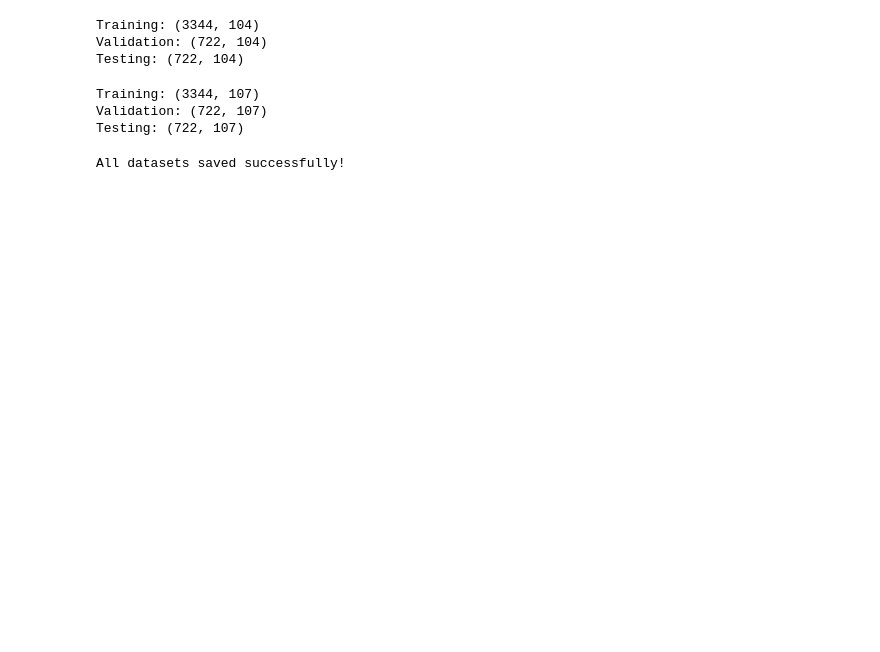
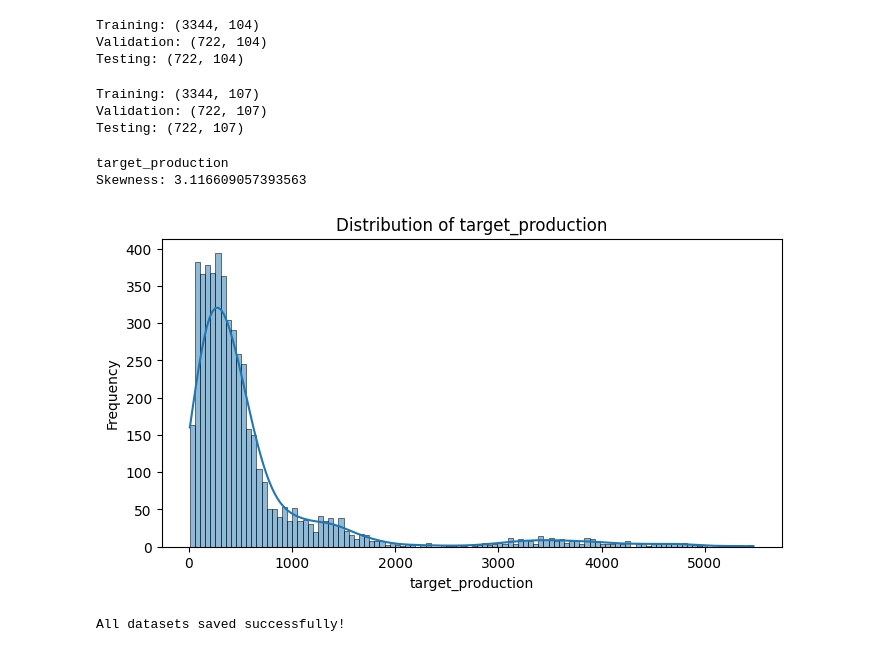
Before and after one commit to methasha20250805/DSGP, a Jupyter notebook: DSGP_FeatureEnginnering.ipynb, the cells around one changed output. Saved outputs shown, nothing was run; the diff lists cells and outputs as text; code cells hidden in the pictures; blank space fills up the shorter version.

```diff
--- a/DSGP_FeatureEnginnering.ipynb
+++ b/DSGP_FeatureEnginnering.ipynb
@@ -814,6 +880,36 @@ print("Testing:", X_prod_test_processed.shape)
 Training: (3344, 107)
 Validation: (722, 107)
 Testing: (722, 107)
+# %%
+from scipy.stats import skew
+import matplotlib.pyplot as plt
+import seaborn as sns
+
+# Columns to examine
+columns_to_check = [
+    'target_production',
+    'Rainfall'
+]
+
+for col in columns_to_check:
+
+    if col in feat_df.columns:
+
+        values = feat_df[col].dropna()
+
+        print(f"\n{col}")
+        print("Skewness:", skew(values))
+
+        plt.figure(figsize=(8, 4))
+        sns.histplot(values, kde=True)
+        plt.title(f"Distribution of {col}")
+        plt.xlabel(col)
+        plt.ylabel("Frequency")
+        plt.show()
+# %% [output]
+target_production
+Skewness: 3.116609057393563
+[figure, added]
 # %%
 # Save complete feature-engineered dataset
 feat_df.to_csv(
```
Also changed, not shown: parts of 3 cells of this notebook.
